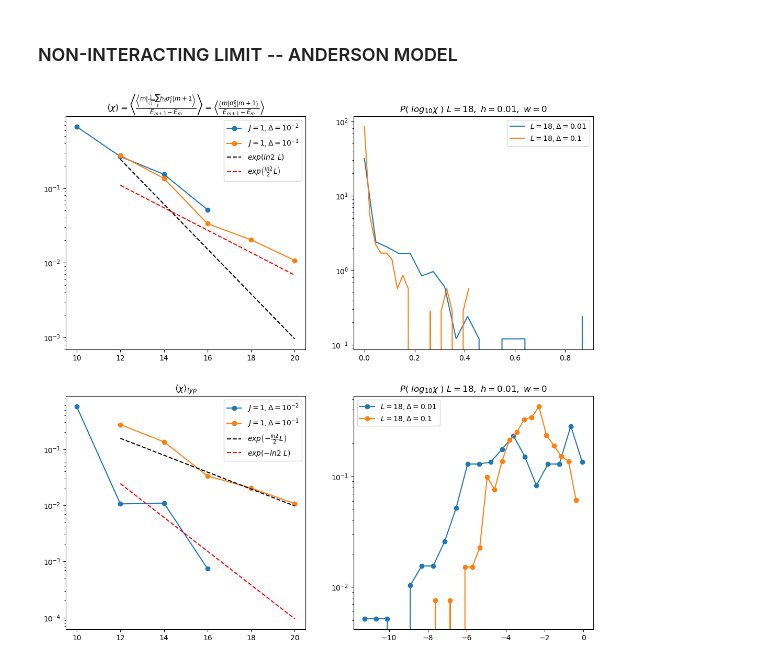
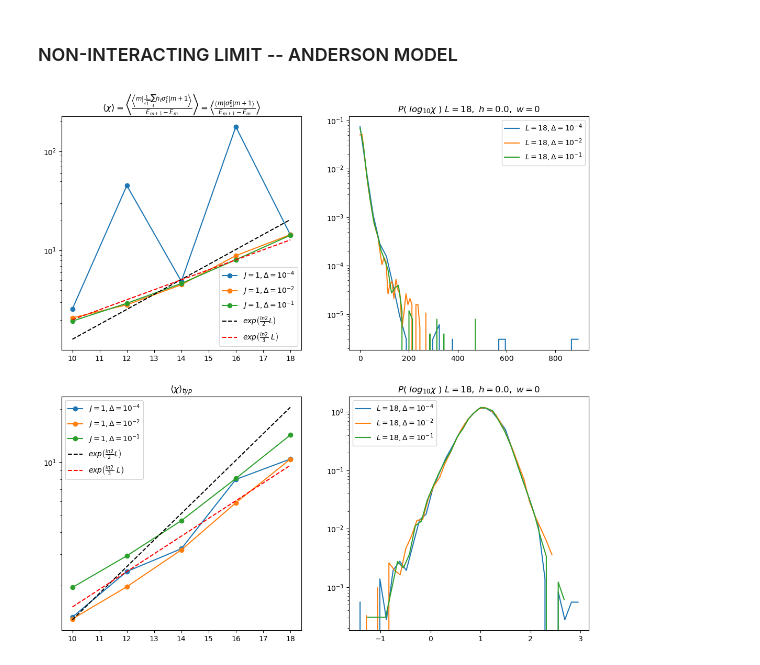
Before and after one commit to makskliczkowski/Transverse_Ising_ETH, a Jupyter notebook: IsignTransverse_ETH/Python/tests.ipynb, the cells around one changed output. Drawn from its saved outputs; the diff is of its cells as text; code cells hidden in the pictures.

Commit message:
added realisation average for spectral funciton

```diff
--- a/IsignTransverse_ETH/Python/tests.ipynb
+++ b/IsignTransverse_ETH/Python/tests.ipynb
@@ -148,12 +148,14 @@ def exponential(x, lam):
 
 LOGSCALE=1
 
+state_av=1
+opname = "SigmaZ_nn" + ("_av" if state_av else "")
 base_dir = "../results/Heisenberg/disorder/PBC/"
 def name(w):
-    return base_dir + "Hybrydization/Scaling_SigmaZ_nn_delta,J=%.2f,J0=%.2f,g=%.2f,g0=%.2f,h=%.2f,w=%.2f.dat"%(1.0, 0.0, 0.0, 0.0, 0.0, w)
+    return base_dir + "Hybrydization/Scaling_" + opname + "_delta,J=%.2f,J0=%.2f,g=%.2f,g0=%.2f,h=%.2f,w=%.2f.dat"%(1.0, 0.0, 0.0, 0.0, 0.0, w)
 
 def name_dist(L, w):
-    return base_dir + "Hybrydization/Dist_SigmaZ_nn_delta" + ("_log" if LOGSCALE else "") + "_L=%d,J=%.2f,J0=%.2f,g=%.2f,g0=%.2f,h=%.2f,w=%.2f.dat"%(L, 1.0, 0.0, 0.0, 0.0, 0.0, w)
+    return base_dir + "Hybrydization/Dist_" + opname + "_delta" + ("_log" if LOGSCALE else "") + "_L=%d,J=%.2f,J0=%.2f,g=%.2f,g0=%.2f,h=%.2f,w=%.2f.dat"%(L, 1.0, 0.0, 0.0, 0.0, 0.0, w)
 
 fig, ((ax1, ax2), (ax3, ax4)) = plt.subplots( nrows=2, ncols=2, figsize=(13,13), dpi = 100)
 sth = np.array(np.loadtxt(name(0.7), unpack=True));     ax1.plot(sth[0], sth[1], marker='o', label=r"$w=0.7$")
@@ -174,7 +176,7 @@ sth = np.array(np.loadtxt(name_dist(16, 0.7), unpack=True));      ax2.plot(sth[0
 if LOGSCALE == 0: ax2.set_xscale('log')
 
 ax2.legend()
-ax2.set_title(r"$P\left(\chi\right)\ L=14,\ h=0.01,\ \Delta=0$")
+ax2.set_title(r"$P\left(\chi\right)\ L=16,\ h=0.0\ \Delta=0$")
 ax2.set_yscale('log')
 #ax2.set_ylim(1e-8,1)
 ax2.set_xlim(1e0,1e3)
@@ -185,17 +187,17 @@ sth = np.array(np.loadtxt(name(0.7), unpack=True)); ax3.plot(sth[0], sth[2], mar
 #sth = np.array(np.loadtxt(name(1.6), unpack=True)); ax3.plot(sth[0], sth[2], marker='o', label=r"$w=1.6$")
 
 ax3.plot(sth[0], 0.05*(sth[0]/10)**2, ls='--', color='black', label=r"$L^2$")
-ax3.plot(sth[0], 0.05*(sth[0]/10)**1.5, ls='--', color='red', label=r"$L^{1.5}$")
+ax3.plot(sth[0], 0.001*np.exp(np.log(2)/2 * sth[0]), ls='--', color='red', label=r"$exp\left(\frac{ln2}{2}L\right)$")
 ax3.set_title(r"$\left\langle \chi\right\rangle_{typ}$")
 ax3.set_yscale('log')
-ax3.set_xscale('log')
+#ax3.set_xscale('log')
 ax3.legend()
 
 LOGSCALE=1
 sth = np.array(np.loadtxt(name_dist(16, 0.7), unpack=True));     ax4.plot(sth[0], sth[1], marker='o', label=r"$w=0.7$")
 #sth = np.array(np.loadtxt(name_dist(14, 1.6), unpack=True));     ax4.plot(sth[0], sth[1], marker='o', label=r"$w=1.6$")
 
-ax4.set_title(r"$P\left(\ log_{10}\chi\ \right)\ L=14,\ h=0.01,\ \Delta=0$")
+ax4.set_title(r"$P\left(\ log_{10}\chi\ \right)\ L=16,\ h=0.0,\ \Delta=0$")
 ax4.legend()
 ax4.set_yscale('log')
 # %% [output]
@@ -274,8 +276,8 @@ def exponential(x, lam):
 
 LOGSCALE=1
 state_100_av=0
-average_sym_sectors=0
-k_sector=-1
+average_sym_sectors=1
+k_sector=0
 suffix = "" if average_sym_sectors else ",k=%d,p=1,x=1"%k_sector
 opname = "SigmaZ_nn" + ("_av" if state_100_av else "")
 base_dir = "../results/Heisenberg/symmetries/PBC/"
@@ -286,55 +288,57 @@ def name_dist(L, delta=0.01):
     return base_dir + "Hybrydization/Dist_" + opname + "_delta" + ("_log" if LOGSCALE else "") + "_L=%d,J=%.2f,g=%.2f,h=%.2f"%(L, 1.0, delta, 0.0) + suffix + ".dat"
 
 fig, ((ax1, ax2), (ax3, ax4)) = plt.subplots( nrows=2, ncols=2, figsize=(13,13), dpi = 100)
-#sth = np.array(np.loadtxt(name(0.001), unpack=True));           ax1.plot(sth[0], sth[1], marker='o', label=r"$J=1,\Delta=10^{-3}$")
-sth = np.array(np.loadtxt(name(), unpack=True));                ax1.plot(sth[0], sth[1], marker='o', label=r"$J=1,\Delta=10^{-2}$")
+sth = np.array(np.loadtxt(name(0.0001), unpack=True));           ax1.plot(sth[0], sth[1], marker='o', label=r"$J=1,\Delta=10^{-4}$")
+sth = np.array(np.loadtxt(name(0.01), unpack=True));                ax1.plot(sth[0], sth[1], marker='o', label=r"$J=1,\Delta=10^{-2}$")
 sth = np.array(np.loadtxt(name(0.1), unpack=True));             ax1.plot(sth[0], sth[1], marker='o', label=r"$J=1,\Delta=10^{-1}$")
-ax1.plot(sth[0], 1e3*np.exp(-np.log(2) * sth[0]), ls='--', color='black', label=r"$exp\left(ln2\ L\right)$")
-ax1.plot(sth[0], 0.7e1*np.exp(-np.log(2)/2 * sth[0]), ls='--', color='red', label=r"$exp\left(\frac{ln2}{2}L\right)$")
-#ax1.plot(sth[0], 0.04*np.exp(np.log(2)/2 * sth[0]), ls='--', color='black', label=r"$exp\left(\frac{ln2}{2}L\right)$")
-#ax1.plot(sth[0], 0.2*np.exp(np.log(2)/3 * sth[0]), ls='--', color='red', label=r"$exp\left(\frac{ln2}{3}\ L\right)$")
+#ax1.plot(sth[0], 1e3*np.exp(-np.log(2) * sth[0]), ls='--', color='black', label=r"$exp\left(ln2\ L\right)$")
+#ax1.plot(sth[0], 0.7e1*np.exp(-np.log(2)/2 * sth[0]), ls='--', color='red', label=r"$exp\left(\frac{ln2}{2}L\right)$")
+ax1.plot(sth[0], 0.04*np.exp(np.log(2)/2 * sth[0]), ls='--', color='black', label=r"$exp\left(\frac{ln2}{2}L\right)$")
+ax1.plot(sth[0], 0.2*np.exp(np.log(2)/3 * sth[0]), ls='--', color='red', label=r"$exp\left(\frac{ln2}{3}\ L\right)$")
 
 ax1.set_title(r"$\left\langle \chi\right\rangle=\left\langle\frac{\left\langle m\left|\frac{1}{\sqrt{L}}\sum_\ell h_\ell\sigma^z_\ell\right|m+1\right\rangle}{E_{m+1}-E_m}\right\rangle=\left\langle\frac{\left\langle m\left|\sigma^z_1\right|m+1\right\rangle}{E_{m+1}-E_m}\right\rangle$")
 ax1.set_yscale('log')
 #ax1.set_xscale('log')
 ax1.legend()
 
 ax2.set_title(r"$P\left(\chi\right)\ L=22,\ h=0.0,\ w=0$")
 LOGSCALE=0
 #for L in range(12, 22, 2):
-sth = np.array(np.loadtxt(name_dist(18, 0.01), unpack=True));      ax2.plot(sth[0], sth[1], label=r"$L=%d,\Delta=0.01$"%L)
-sth = np.array(np.loadtxt(name_dist(18, 0.1), unpack=True));       ax2.plot(sth[0], sth[1], label=r"$L=%d,\Delta=0.1$"%L)
+sth = np.array(np.loadtxt(name_dist(18, 0.0001), unpack=True));      ax2.plot(sth[0], sth[1], label=r"$L=%d,\Delta=10^{-4}$"%L)
+sth = np.array(np.loadtxt(name_dist(18, 0.01), unpack=True));      ax2.plot(sth[0], sth[1], label=r"$L=%d,\Delta=10^{-2}$"%L)
+sth = np.array(np.loadtxt(name_dist(18, 0.1), unpack=True));       ax2.plot(sth[0], sth[1], label=r"$L=%d,\Delta=10^{-1}$"%L)
 
 ax2.legend()
-ax2.set_title(r"$P\left(\ log_{10}\chi\ \right)\ L=18,\ h=0.01,\ w=0$")
+ax2.set_title(r"$P\left(\ log_{10}\chi\ \right)\ L=18,\ h=0.0,\ w=0$")
 ax2.set_yscale('log')
 #ax2.set_ylim(1e-8,1)
 #ax2.set_xlim(1,1e4)
 #if LOGSCALE == 0: ax2.set_xscale('log')
 
-#sth = np.array(np.loadtxt(name(0.001), unpack=True));        ax3.plot(sth[0], sth[2], marker='o', label=r"$J=1,\Delta=10^{-3}$")
+sth = np.array(np.loadtxt(name(0.0001), unpack=True));        ax3.plot(sth[0], sth[2], marker='o', label=r"$J=1,\Delta=10^{-4}$")
 sth = np.array(np.loadtxt(name(0.01), unpack=True));        ax3.plot(sth[0], sth[2], marker='o', label=r"$J=1,\Delta=10^{-2}$")
 sth = np.array(np.loadtxt(name(0.1), unpack=True));     ax3.plot(sth[0], sth[1], marker='o', label=r"$J=1,\Delta=10^{-1}$")
-ax3.plot(sth[0], 10*np.exp(-np.log(2)/2 * sth[0]), ls='--', color='black', label=r"$exp\left(-\frac{ln2}{2}L\right)$")
-ax3.plot(sth[0], 100*np.exp(-np.log(2) * sth[0]), ls='--', color='red', label=r"$exp\left(-ln2\ L\right)$")
+#ax3.plot(sth[0], 10*np.exp(-np.log(2)/2 * sth[0]), ls='--', color='black', label=r"$exp\left(-\frac{ln2}{2}L\right)$")
+#ax3.plot(sth[0], 100*np.exp(-np.log(2) * sth[0]), ls='--', color='red', label=r"$exp\left(-ln2\ L\right)$")
 
 #
-#ax3.plot(sth[0], 0.04*np.exp(np.log(2)/2 * sth[0]), ls='--', color='black', label=r"$exp\left(\frac{ln2}{2}L\right)$")
-#ax3.plot(sth[0], 0.15*np.exp(np.log(2)/3 * sth[0]), ls='--', color='red', label=r"$exp\left(\frac{ln2}{3}\ L\right)$")
+ax3.plot(sth[0], 0.04*np.exp(np.log(2)/2 * sth[0]), ls='--', color='black', label=r"$exp\left(\frac{ln2}{2}L\right)$")
+ax3.plot(sth[0], 0.15*np.exp(np.log(2)/3 * sth[0]), ls='--', color='red', label=r"$exp\left(\frac{ln2}{3}\ L\right)$")
 ##ax3.plot(sth[0], 0.05*np.exp(np.log(2)/2 * sth[0]), ls='--', color='red', label=r"$exp\left(\frac{ln2}{2}L\right)$")
 ax3.set_title(r"$\left\langle \chi\right\rangle_{typ}$")
 ax3.set_yscale('log')
 #ax1.set_xscale('log')
 ax3.legend()
 
 LOGSCALE=1
 #for L in range(12, 22, 2):
-sth = np.array(np.loadtxt(name_dist(18, 0.01), unpack=True));      ax4.plot(sth[0], sth[1], marker='o', label=r"$L=%d,\Delta=0.01$"%L)
-sth = np.array(np.loadtxt(name_dist(18, 0.1), unpack=True));       ax4.plot(sth[0], sth[1], marker='o', label=r"$L=%d,\Delta=0.1$"%L)
+sth = np.array(np.loadtxt(name_dist(18, 0.0001), unpack=True));      ax4.plot(sth[0], sth[1], label=r"$L=%d,\Delta=10^{-4}$"%L)
+sth = np.array(np.loadtxt(name_dist(18, 0.01), unpack=True));      ax4.plot(sth[0], sth[1], label=r"$L=%d,\Delta=10^{-2}$"%L)
+sth = np.array(np.loadtxt(name_dist(18, 0.1), unpack=True));       ax4.plot(sth[0], sth[1], label=r"$L=%d,\Delta=10^{-1}$"%L)
 
 ax4.legend()
-ax4.set_title(r"$P\left(\ log_{10}\chi\ \right)\ L=18,\ h=0.01,\ w=0$")
+ax4.set_title(r"$P\left(\ log_{10}\chi\ \right)\ L=18,\ h=0.0,\ w=0$")
 ax4.set_yscale('log')
 if LOGSCALE == 0: ax4.set_xscale('log')
 # %% [output]
-[figure, old version]
+[figure, new version]
```
Also changed, not shown: parts of 1 cell of this notebook, 4 other files.
